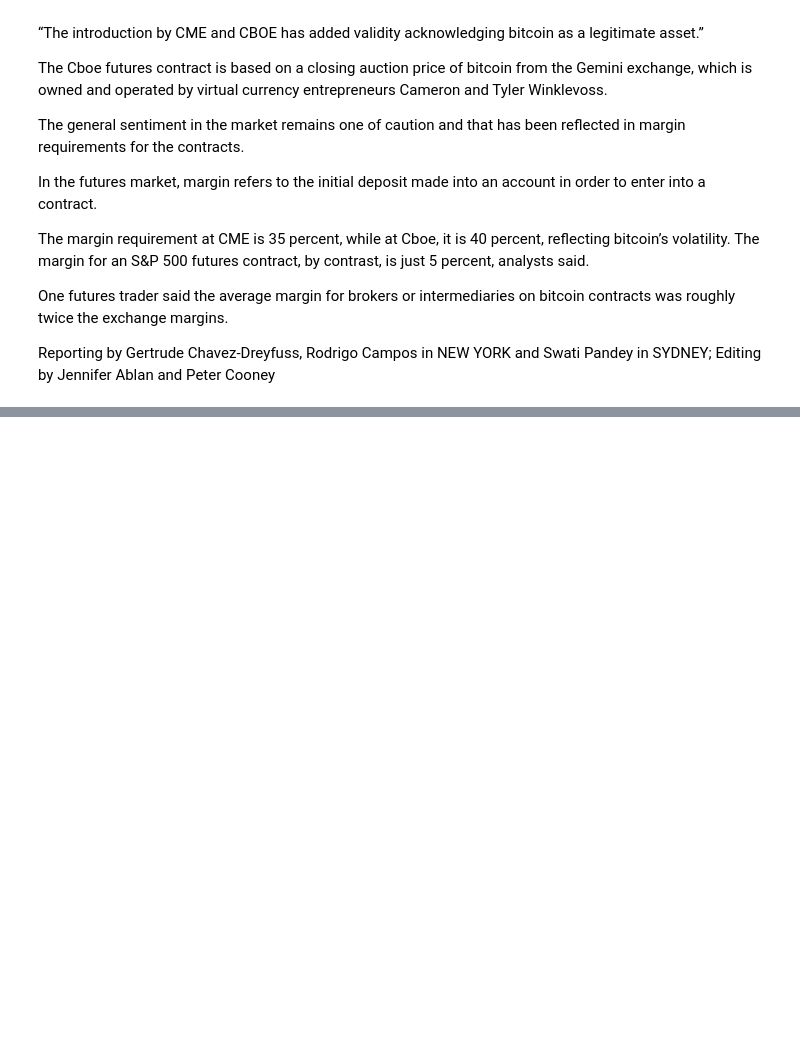
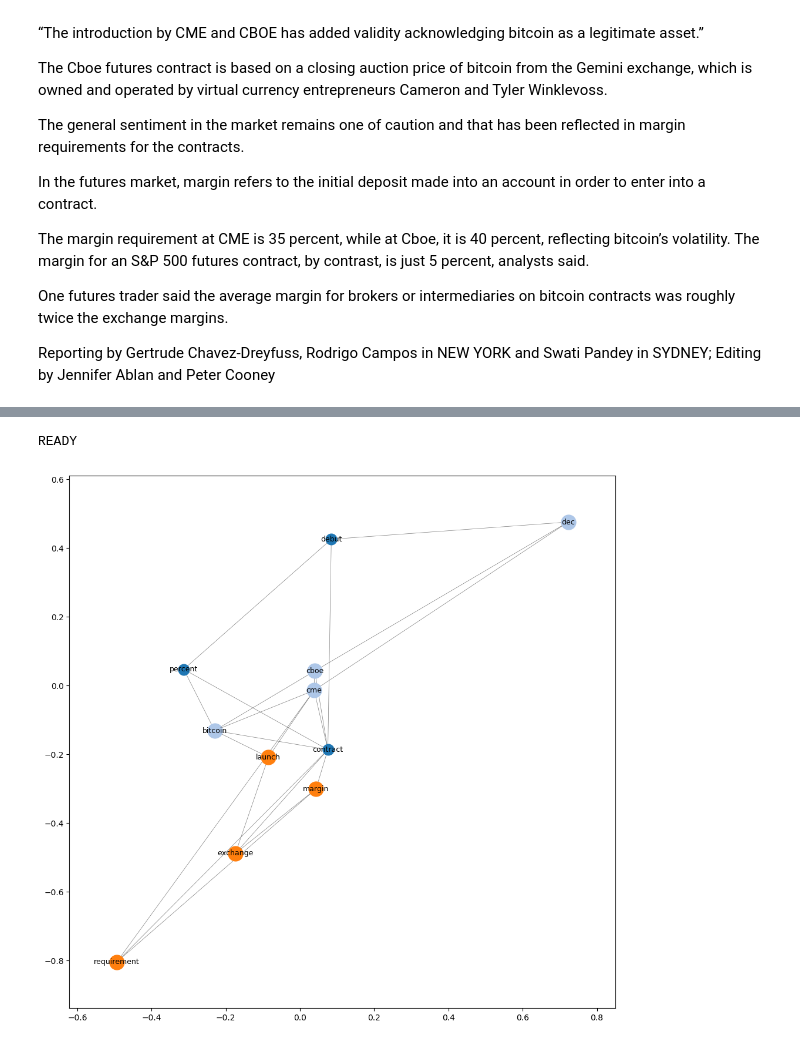
Before and after one commit to XuMuK1/KeywordsExtraction, a Jupyter notebook: GraphMethods/testNotebook.ipynb, the cells around one changed output, grey strips where cells are left out. Cells and saved outputs as stored; diff of their text form; code cells hidden in the pictures; blank space fills up the shorter version.

```diff
--- a/GraphMethods/testNotebook.ipynb
+++ b/GraphMethods/testNotebook.ipynb
@@ -313,0 +320,21 @@ READY
+# %%
+import community #python-louvain
+
+communities = community.best_partition(kcore)
+
+f, ax = plt.subplots(figsize=(12,12))
+
+
+for com_id in set(communities.values()) :
+
+    list_nodes = [nodes for nodes in communities.keys()
+                    if communities[nodes] == com_id]
+    nx.draw_networkx_nodes(kcore, pos, list_nodes, node_size = len(list_nodes)**2*20,
+                                node_color = ""+matplotlib.colors.to_hex(cmap_tab10(com_id)))
+
+nx.draw_networkx_edges(kcore,pos,width=0.5,arrows=False,alpha=0.5)
+nx.draw_networkx_labels(gow,pos,labs,font_size=9)
+print("READY")
+# %% [output]
+READY
+[figure, added]
```
Also changed, not shown: parts of 10 cells of this notebook, 2 other files.
